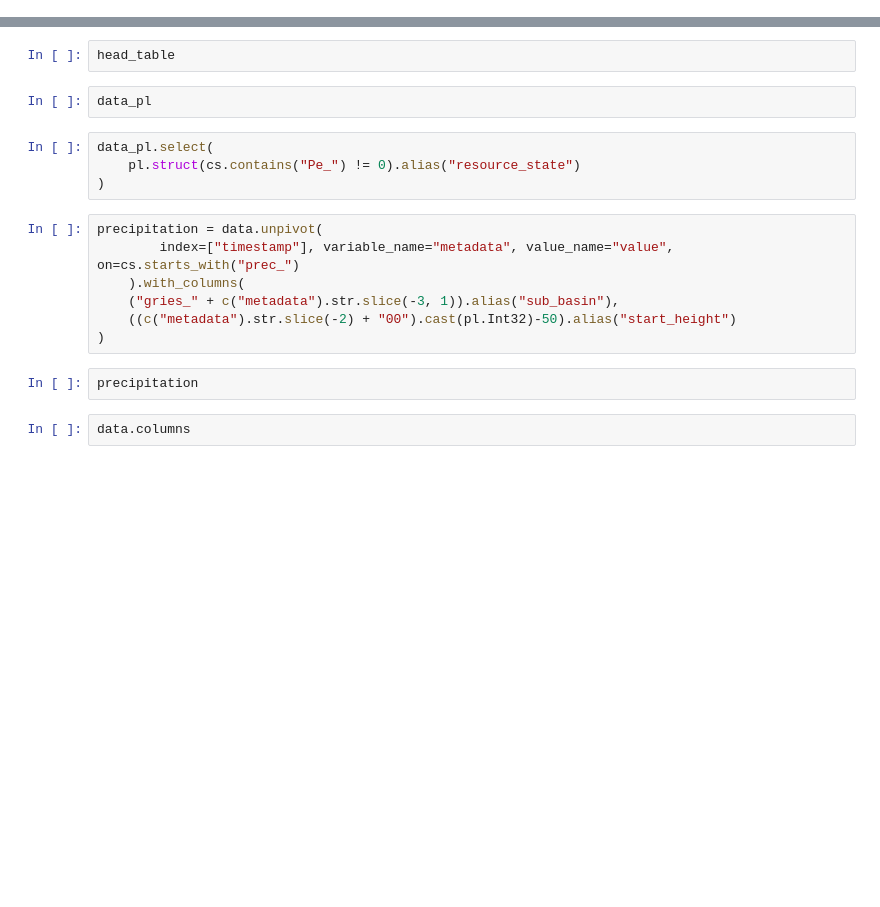
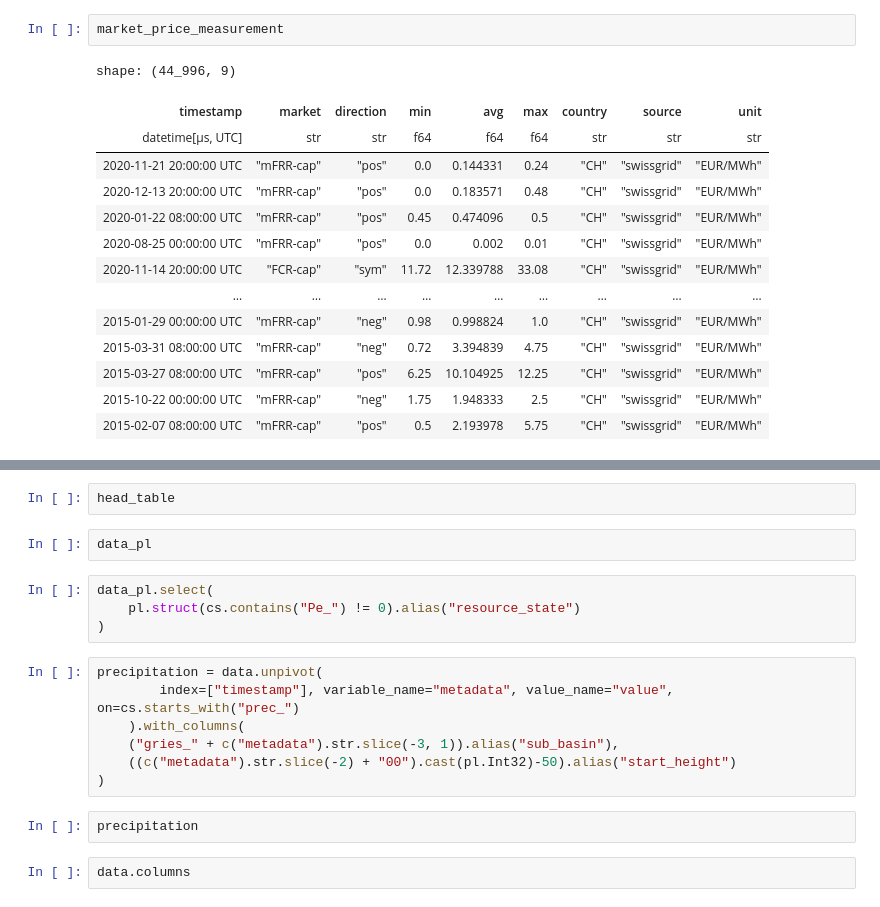
Before and after one commit to heig-vd-ie/smallflex-vpp-codes, a Jupyter notebook: test.ipynb, the cells around one changed output, grey strips where cells are left out. Saved outputs shown, nothing was run; the diff lists cells and outputs as text; blank space fills up the shorter version.

```diff
--- a/test.ipynb
+++ b/test.ipynb
@@ -70,0 +119,17 @@ AttributeError: module 'polars' has no attribute 'li'
+# %%
+market_price_measurement
+# %% [output]
+shape: (44_996, 9)
+| timestamp | market | direction | min | avg | max | country | source | unit |
+| datetime[μs, UTC] | str | str | f64 | f64 | f64 | str | str | str |
+| 2020-11-21 20:00:00 UTC | "mFRR-cap" | "pos" | 0.0 | 0.144331 | 0.24 | "CH" | "swissgrid" | "EUR/MWh" |
+| 2020-12-13 20:00:00 UTC | "mFRR-cap" | "pos" | 0.0 | 0.183571 | 0.48 | "CH" | "swissgrid" | "EUR/MWh" |
+| 2020-01-22 08:00:00 UTC | "mFRR-cap" | "pos" | 0.45 | 0.474096 | 0.5 | "CH" | "swissgrid" | "EUR/MWh" |
+| 2020-08-25 00:00:00 UTC | "mFRR-cap" | "pos" | 0.0 | 0.002 | 0.01 | "CH" | "swissgrid" | "EUR/MWh" |
+| 2020-11-14 20:00:00 UTC | "FCR-cap" | "sym" | 11.72 | 12.339788 | 33.08 | "CH" | "swissgrid" | "EUR/MWh" |
+| … | … | … | … | … | … | … | … | … |
+| 2015-01-29 00:00:00 UTC | "mFRR-cap" | "neg" | 0.98 | 0.998824 | 1.0 | "CH" | "swissgrid" | "EUR/MWh" |
+| 2015-03-31 08:00:00 UTC | "mFRR-cap" | "neg" | 0.72 | 3.394839 | 4.75 | "CH" | "swissgrid" | "EUR/MWh" |
+| 2015-03-27 08:00:00 UTC | "mFRR-cap" | "pos" | 6.25 | 10.104925 | 12.25 | "CH" | "swissgrid" | "EUR/MWh" |
+| 2015-10-22 00:00:00 UTC | "mFRR-cap" | "neg" | 1.75 | 1.948333 | 2.5 | "CH" | "swissgrid" | "EUR/MWh" |
+| 2015-02-07 08:00:00 UTC | "mFRR-cap" | "pos" | 0.5 | 2.193978 | 5.75 | "CH" | "swissgrid" | "EUR/MWh" |
```
Also changed, not shown: parts of 13 cells of this notebook, 25 other files.
